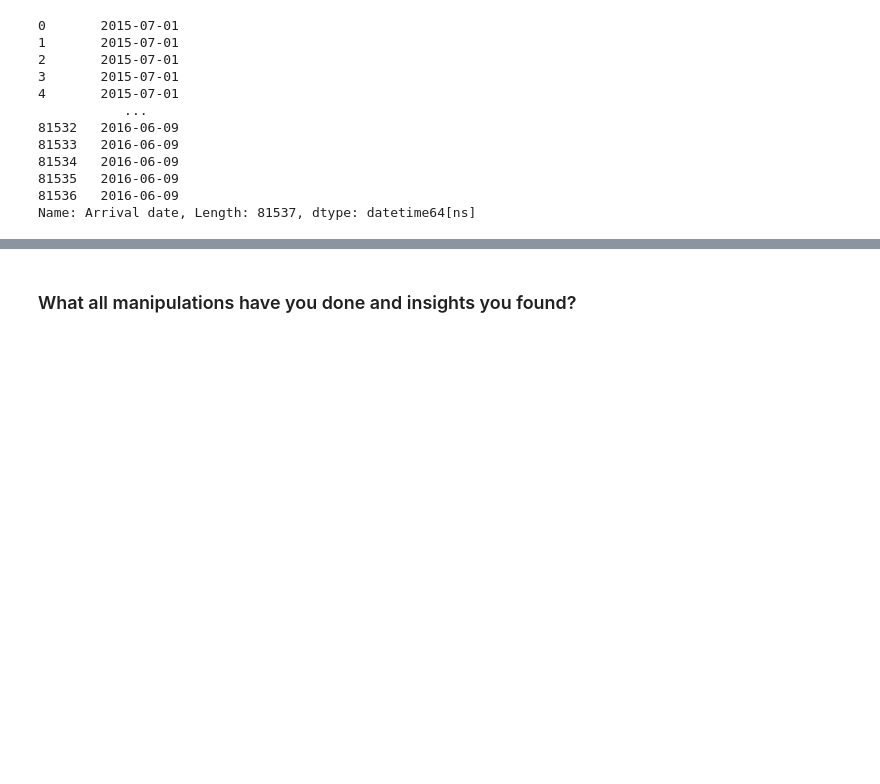
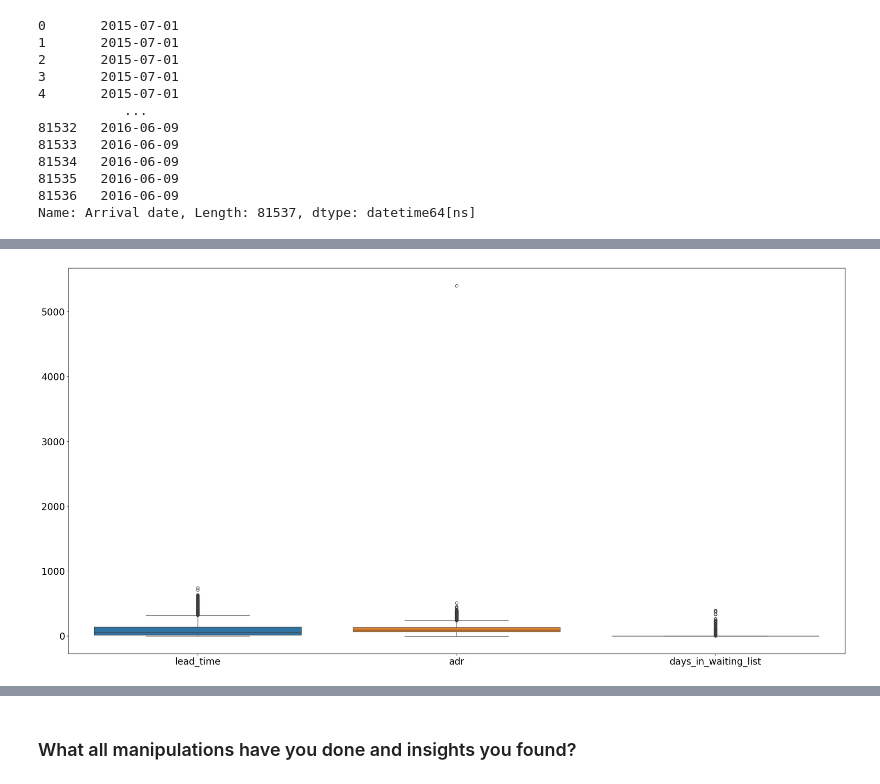
Before and after one commit to nikitasharma1998/capstone-project-in-hotel-booking-analysis, a Jupyter notebook: Capstone_project_2.ipynb, the cells around one changed output, grey strips where cells are left out. Cells and saved outputs as stored; diff of their text form; code cells hidden in the pictures; blank space fills up the shorter version.

```diff
--- a/Capstone_project_2.ipynb
+++ b/Capstone_project_2.ipynb
@@ -500,0 +507,9 @@ dtype: int64
+# %%
+#After checking for each column only in these columns outliers are present
+#lead_time, adr, days_in_waiting_list
+plt.rc('font', size=20)
+plt.figure(figsize=(30,15))
+sns.boxplot(data=df1[['lead_time','adr','days_in_waiting_list']])
+plt.show()
+# %% [output]
+[figure, added]
```
Also changed, not shown: parts of 194 cells of this notebook.
